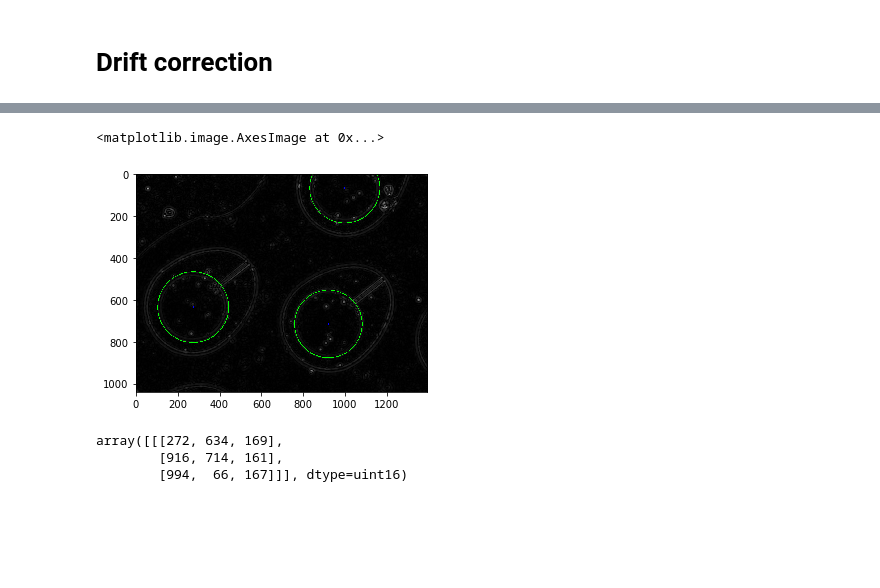
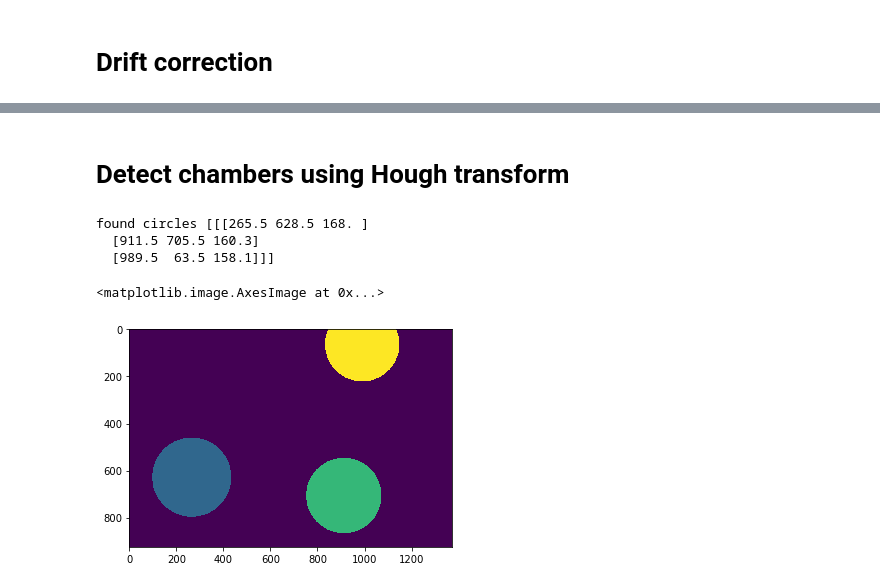
Before and after one commit to monashmicroimaging/microfluidics, a Jupyter notebook: notebooks/scratchpad_notebook.ipynb, the cells around one changed output, grey strips where cells are left out. Cells and saved outputs as stored; diff of their text form; code cells hidden in the pictures; blank space fills up the shorter version.

Commit message:
added circle detection, updated notebook

```diff
--- a/notebooks/scratchpad_notebook.ipynb
+++ b/notebooks/scratchpad_notebook.ipynb
@@ -42,31 +13,0 @@ shifts = stabilize_getshifts(im)
-# %%
-def stabilize_apply_shifts(seq, shifts):
-    """apply shifts to a sequence possibly with multiple channels
-    Parameters
-    ----------
-    seq : numpy array time series (tyx or tcyx)
-        [description]
-    shifts : np array as returned from stabilize_getshifts
-        [description]
-    """
-
-    input_is_single_ch = False
-    if seq.ndim == 3:
-        seq = seq[:,np.newaxis, ...]
-        input_is_single_ch = True
-
-    cumulative_shifts=np.cumsum(shifts,axis=0)
-    cummax = np.max(cumulative_shifts, axis=0)
-    cummin = np.min(cumulative_shifts, axis=0)
-
-    cumulative_shifts -= cummin
-    enlarge_shape_by = cummax - cummin
-    print(enlarge_shape_by)
-    nt, nc, ny, nx = seq.shape
-    print(seq.shape)
-    padded_shape =  [nt, nc] + list(np.array([ny,nx])+enlarge_shape_by)
-    padded_series = np.zeros(padded_shape, dtype=seq.dtype)
-    print(f"padded {padded_series.shape}")
-    for i, d in enumerate(cumulative_shifts):
-        padded_series[i, 0:1, d[0]:d[0]+ny, d[1]:d[1]+nx] = seq[i,  ...]
-    return padded_series
@@ -108,5 +21,6 @@ for i, d in enumerate(cumulative_shifts):
 # %%
-median_of_series = np.median(padded_series,axis=0)
-plt.imshow(median_of_series)
+cropped = stabilize_crop_to_overlap(newim)
+cropped_median = np.median(cropped, axis=0)
+plt.imshow(cropped_median)
 # %% [output]
 <matplotlib.image.AxesImage at 0x...>
@@ -274,11 +28,13 @@ for i in circles[0,:]:
+# %% [markdown]
+# Detect chambers using Hough transform
+# %%
+label_im = detect_circles(cropped_median)
+# %% [output]
+found circles [[[265.5 628.5 168. ]
+  [911.5 705.5 160.3]
+  [989.5  63.5 158.1]]]
 # %%
-plt.imshow(cimg)
+plt.imshow(label_im)
 # %% [output]
 <matplotlib.image.AxesImage at 0x...>
-[figure, old version]
+[figure, new version]
-# %%
-circles
-# %% [output]
-array([[[272, 634, 169],
-        [916, 714, 161],
-        [994,  66, 167]]], dtype=uint16)
```
Also changed, not shown: parts of 47 cells of this notebook, 1 other file.
